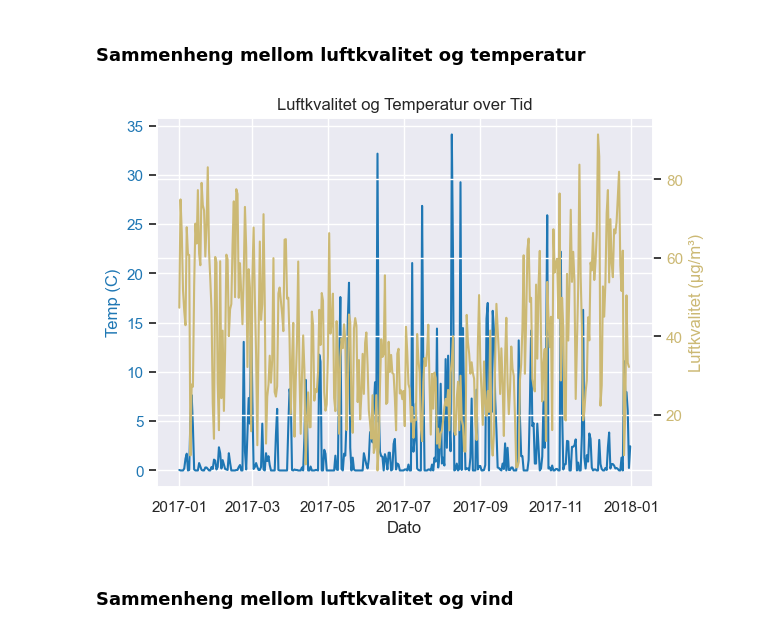
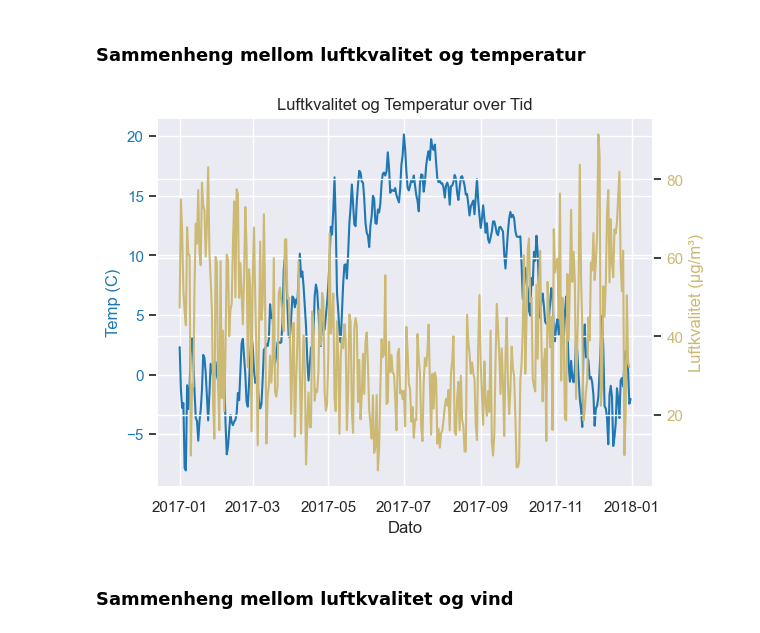
Before and after one commit to Annabrekka/Miljodataanalyse, a Jupyter notebook: notebooks/visualisering.ipynb, the cells around one changed output. Saved outputs shown, nothing was run; the diff lists cells and outputs as text; code cells hidden in the pictures.

```diff
--- a/notebooks/visualisering.ipynb
+++ b/notebooks/visualisering.ipynb
@@ -163,39 +163,38 @@ plt.show()
 # %% [markdown]
 ### Sammenheng mellom luftkvalitet og temperatur
 # %%
-# 1. Lese inn CSV-filen
+# Leser inn CSV-filen
 df_luftkvalitet = pd.read_csv("../data/daglig_gjennomsnitt_2017.csv")
 df_luftkvalitet["date"] = pd.to_datetime(df_luftkvalitet["Date"])
 
 df = pd.read_csv("../data/gjsnitt_data.csv")
 df["date"] = pd.to_datetime(df["date"])
 df_temp_2017 = df[
     (df['date'].dt.year == 2017) &
     (df['elementId'].str.contains("air_temperature"))
 ]
 
 fig, ax1 = plt.subplots()
 
-# Primær y-akse (f.eks. temperatur)
-ax1.plot(df_temp_2017["date"], df_nedbor_2017["value"], color="tab:blue", label="Temp (C)")
+# Primær y-akse - temperatur
+ax1.plot(df_temp_2017["date"], df_temp_2017["value"], color="tab:blue", label="Temp (C)")
 ax1.set_ylabel("Temp (C)", color="tab:blue")
 ax1.tick_params(axis='y', labelcolor="tab:blue")
 
-# Sekundær y-akse (f.eks. nedbør)
+# Sekundær y-akse - luftkvalitet
 ax2 = ax1.twinx()
 ax2.plot(df_luftkvalitet["date"], df_luftkvalitet["NO2"], color="y", label="Luftkvalitet (µg/m³)")
 ax2.set_ylabel("Luftkvalitet (µg/m³)", color="y")
 ax2.tick_params(axis='y', labelcolor="y")
 
 # Felles x-akse
 ax1.set_xlabel("Dato")
 
-# Tittel
 plt.title("Luftkvalitet og Temperatur over Tid")
 
 plt.show()
 # %% [output]
-[figure, old version]
+[figure, new version]
 # %% [markdown]
 ### Sammenheng mellom luftkvalitet og vind
 # %%
```
Also changed, not shown: parts of 6 cells of this notebook.
